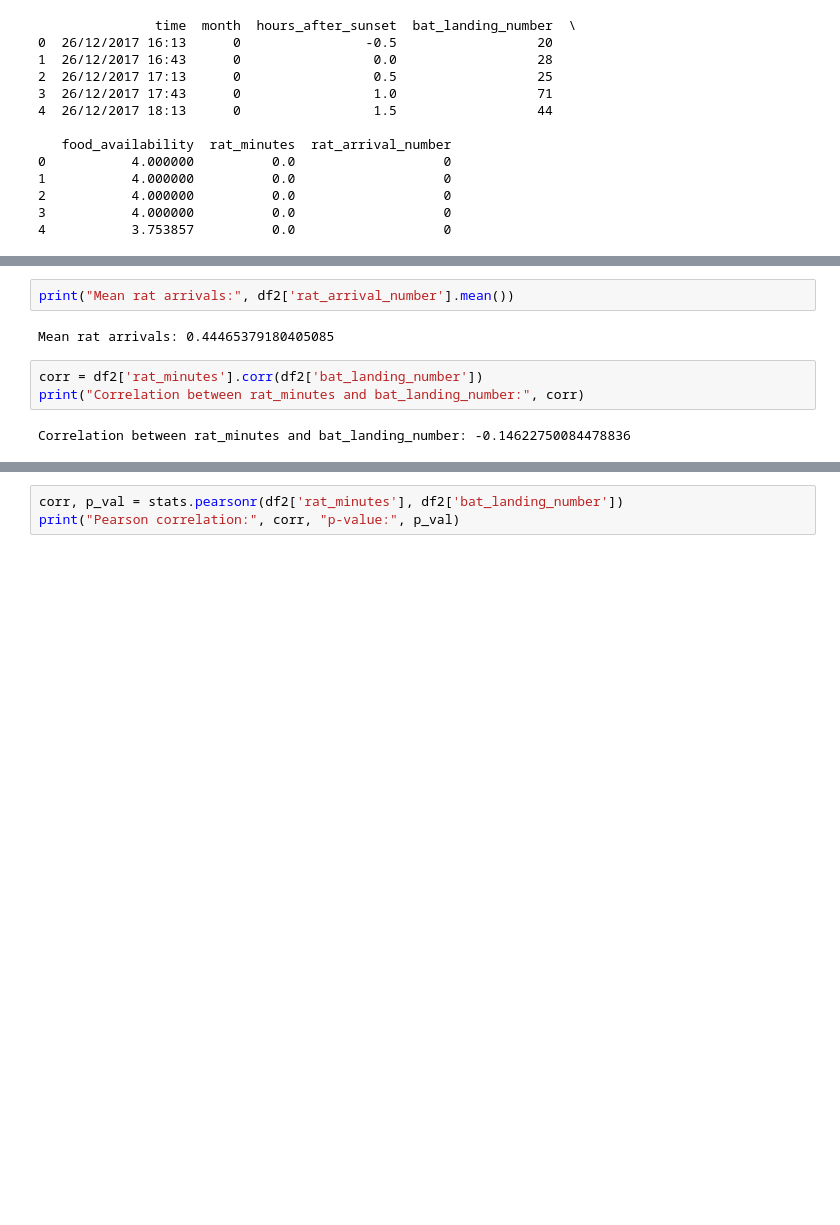
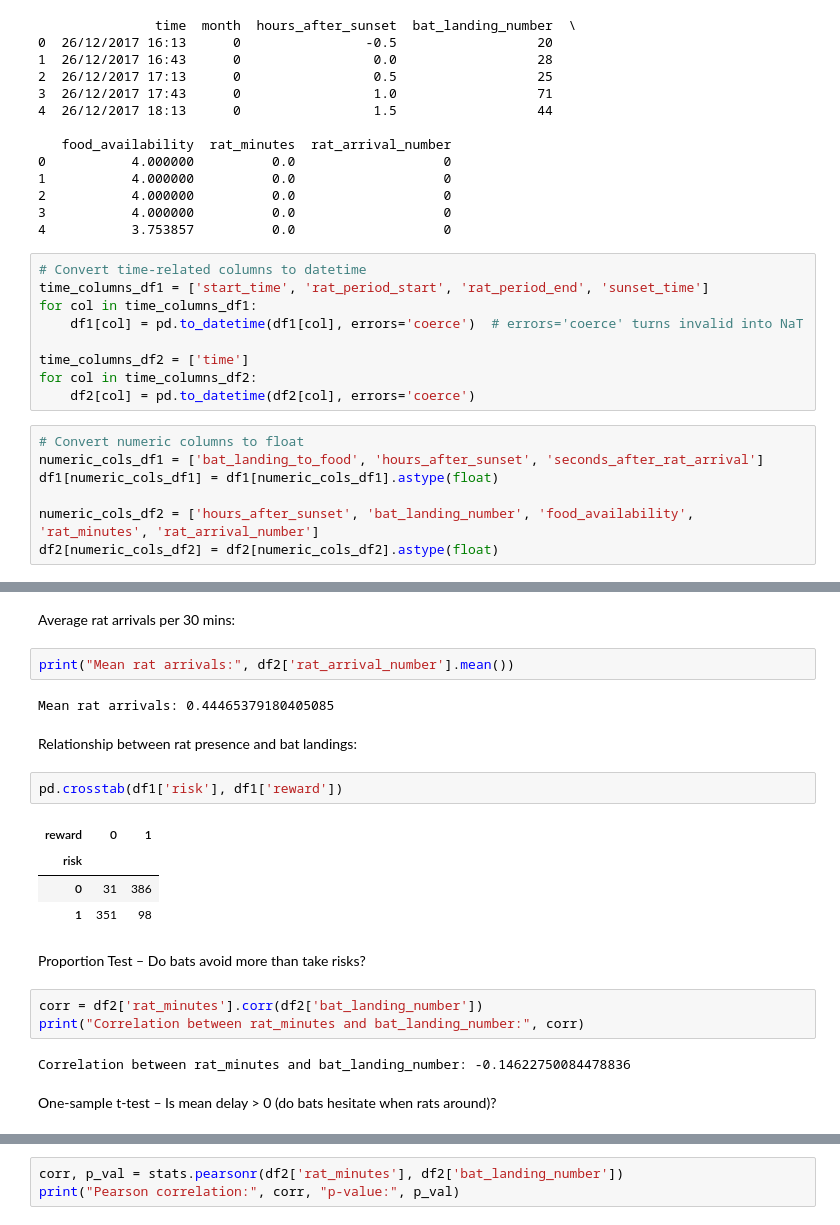
Before and after one commit to Upendra-B/Foundation-Of-Data-Science, a Jupyter notebook: Assesment 2/Solution.ipynb, the cells around one changed output, grey strips where cells are left out. Cells and saved outputs as stored; diff of their text form; blank space fills up the shorter version.

```diff
--- a/Assesment 2/Solution.ipynb
+++ b/Assesment 2/Solution.ipynb
@@ -90,3 +96,19 @@ print(df2.head())
 2           4.000000          0.0                   0
 3           4.000000          0.0                   0
 4           3.753857          0.0                   0
+# %%
+# Convert time-related columns to datetime
+time_columns_df1 = ['start_time', 'rat_period_start', 'rat_period_end', 'sunset_time']
+for col in time_columns_df1:
+    df1[col] = pd.to_datetime(df1[col], errors='coerce')  # errors='coerce' turns invalid into NaT
+
+time_columns_df2 = ['time']
+for col in time_columns_df2:
+    df2[col] = pd.to_datetime(df2[col], errors='coerce')
+# %%
+# Convert numeric columns to float
+numeric_cols_df1 = ['bat_landing_to_food', 'hours_after_sunset', 'seconds_after_rat_arrival']
+df1[numeric_cols_df1] = df1[numeric_cols_df1].astype(float)
+
+numeric_cols_df2 = ['hours_after_sunset', 'bat_landing_number', 'food_availability', 'rat_minutes', 'rat_arrival_number']
+df2[numeric_cols_df2] = df2[numeric_cols_df2].astype(float)
@@ -116,13 +220,28 @@ Mean landing-to-food time: 11.713133940775084
 Median landing-to-food time: 4.0
+# %% [markdown]
+Average rat arrivals per 30 mins:
 # %%
 print("Mean rat arrivals:", df2['rat_arrival_number'].mean())
 # %% [output]
 Mean rat arrivals: 0.44465379180405085
+# %% [markdown]
+Relationship between rat presence and bat landings:
+# %%
+pd.crosstab(df1['risk'], df1['reward'])
+# %% [output]
+| reward | 0 | 1 |
+| risk |  |  |
+| 0 | 31 | 386 |
+| 1 | 351 | 98 |
+# %% [markdown]
+Proportion Test – Do bats avoid more than take risks?
 # %%
 corr = df2['rat_minutes'].corr(df2['bat_landing_number'])
 print("Correlation between rat_minutes and bat_landing_number:", corr)
 # %% [output]
 Correlation between rat_minutes and bat_landing_number: -0.14622750084478836
+# %% [markdown]
+One-sample t-test – Is mean delay > 0 (do bats hesitate when rats around)?
 # %%
 count_risk = (df1['risk'] == 1).sum()
 n = len(df1)
```
Also changed, not shown: parts of 23 cells of this notebook, 1 other file.
